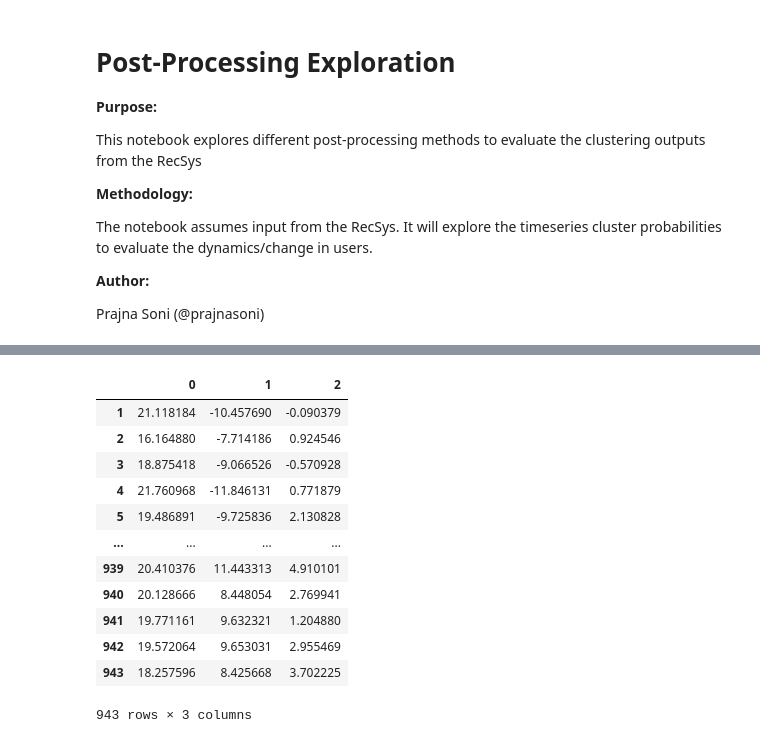
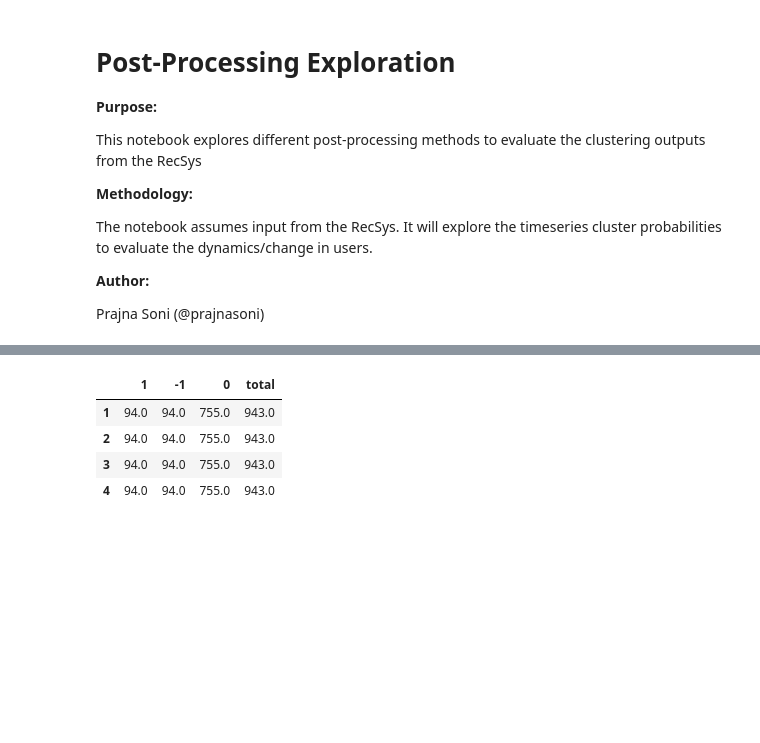
Before and after one commit to niniack/rec-sys-dynamics, a Jupyter notebook: notebooks/post-processing.ipynb, the cells around one changed output, grey strips where cells are left out. Cells and saved outputs as stored; diff of their text form; code cells hidden in the pictures; blank space fills up the shorter version.

```diff
--- a/notebooks/post-processing.ipynb
+++ b/notebooks/post-processing.ipynb
@@ -101,16 +152,8 @@ run1.plot_percent()
-# %%
-cluster.gmm(n=3,covariance_type="full",df='all')
-# %% [output]
-|  | 0 | 1 | 2 |
-| 1 | 21.118184 | -10.457690 | -0.090379 |
-| 2 | 16.164880 | -7.714186 | 0.924546 |
-| 3 | 18.875418 | -9.066526 | -0.570928 |
-| 4 | 21.760968 | -11.846131 | 0.771879 |
-| 5 | 19.486891 | -9.725836 | 2.130828 |
-| ... | ... | ... | ... |
-| 939 | 20.410376 | 11.443313 | 4.910101 |
-| 940 | 20.128666 | 8.448054 | 2.769941 |
-| 941 | 19.771161 | 9.632321 | 1.204880 |
-| 942 | 19.572064 | 9.653031 | 2.955469 |
-| 943 | 18.257596 | 8.425668 | 3.702225 |
-943 rows × 3 columns
+# %%
+run1.cluster_populations()
+# %% [output]
+|  | 1 | -1 | 0 | total |
+| 1 | 94.0 | 94.0 | 755.0 | 943.0 |
+| 2 | 94.0 | 94.0 | 755.0 | 943.0 |
+| 3 | 94.0 | 94.0 | 755.0 | 943.0 |
+| 4 | 94.0 | 94.0 | 755.0 | 943.0 |
```
Also changed, not shown: parts of 14 cells of this notebook, 1 other file.
